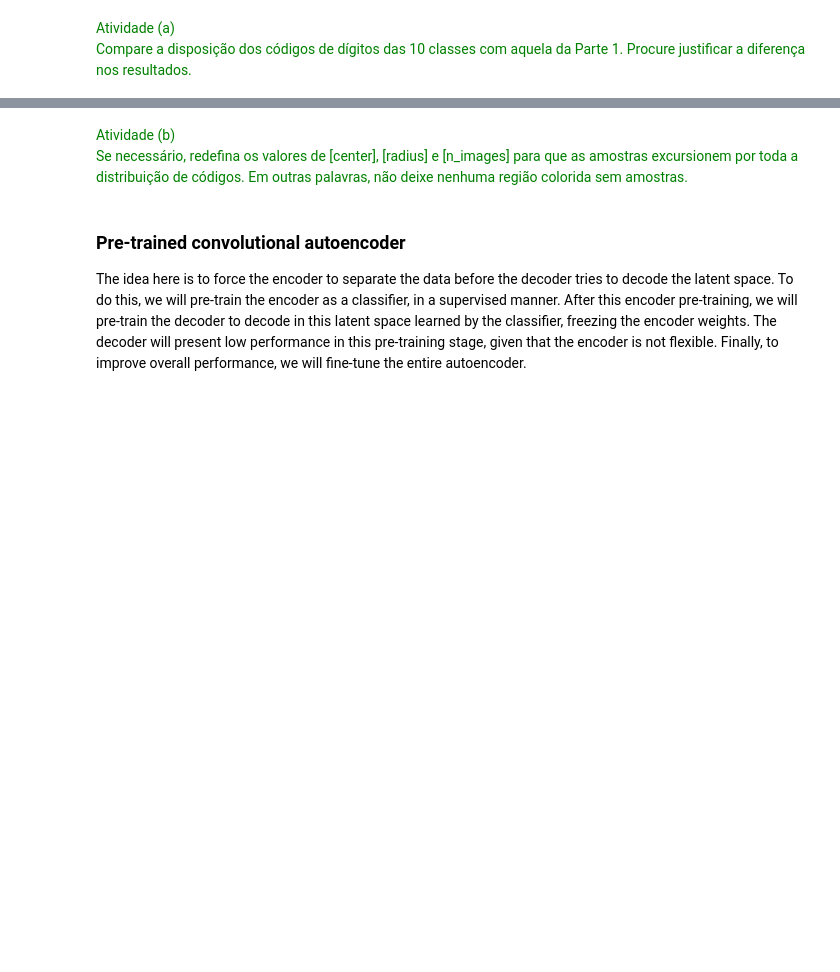
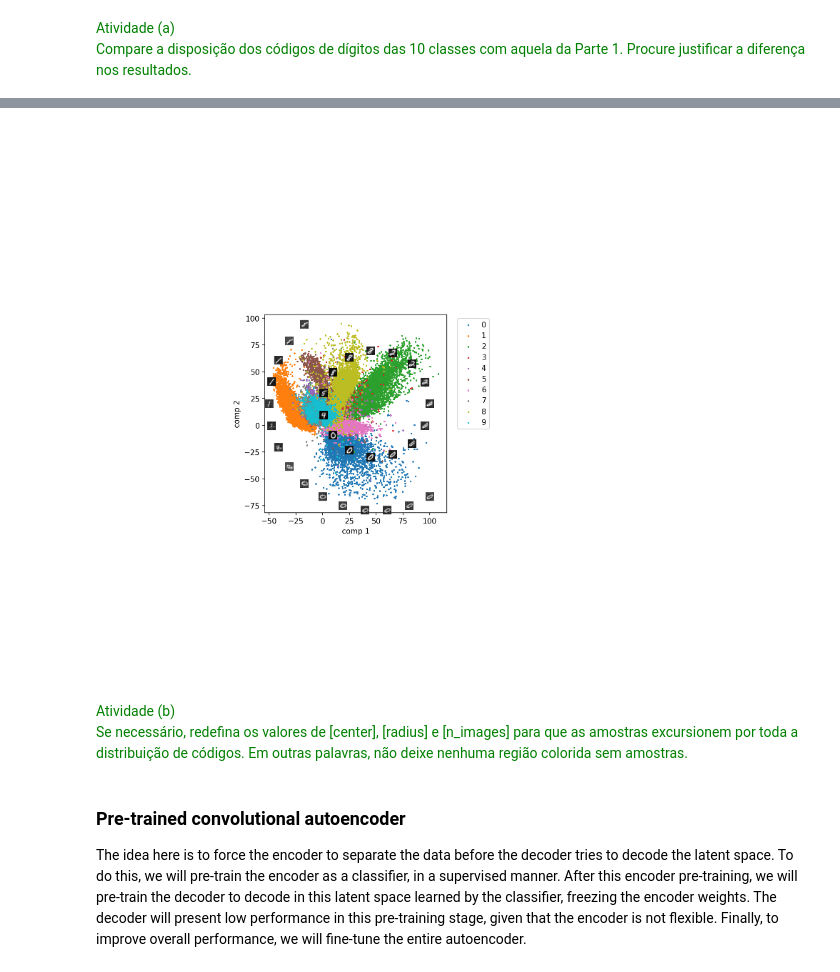
Before and after one commit to JoaoLucasMoraisOrtiz/deeplearning-PG-FEEC, a Jupyter notebook: notebooks_PCs06a13_datasets_IA353_1s2026/PC07_P2_AE_MNIST.ipynb, the cells around one changed output, grey strips where cells are left out. Cells and saved outputs as stored; diff of their text form; code cells hidden in the pictures; blank space fills up the shorter version.

```diff
--- a/notebooks_PCs06a13_datasets_IA353_1s2026/PC07_P2_AE_MNIST.ipynb
+++ b/notebooks_PCs06a13_datasets_IA353_1s2026/PC07_P2_AE_MNIST.ipynb
@@ -148,3 +169,15 @@ fig
+# %%
+clear_artists(ax)
+
+circle_path(radius=250, center=(50, 20), n_images=60, ax=ax)
+circle_path(radius=200, center=(50, 20), n_images=50, ax=ax)
+circle_path(radius=150, center=(50, 20), n_images=40, ax=ax)
+circle_path(radius=100, center=(50, 20), n_images=30, ax=ax)
+circle_path(radius=50,  center=(50, 20), n_images=15, ax=ax)
+
+fig
+# %% [output]
+[figure, added]
 # %% [markdown]
 <font color="green">
 Atividade (b) <br>
```
Also changed, not shown: parts of 18 cells of this notebook, 1 other file.
